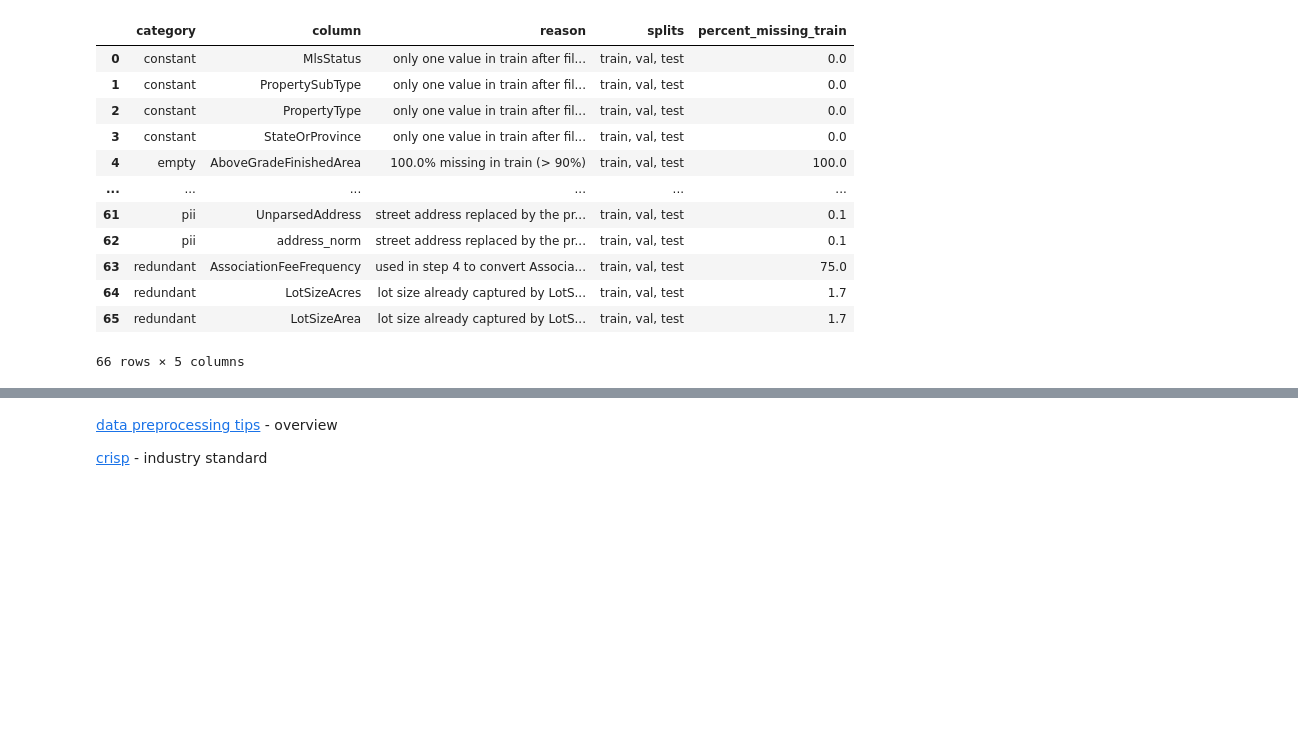
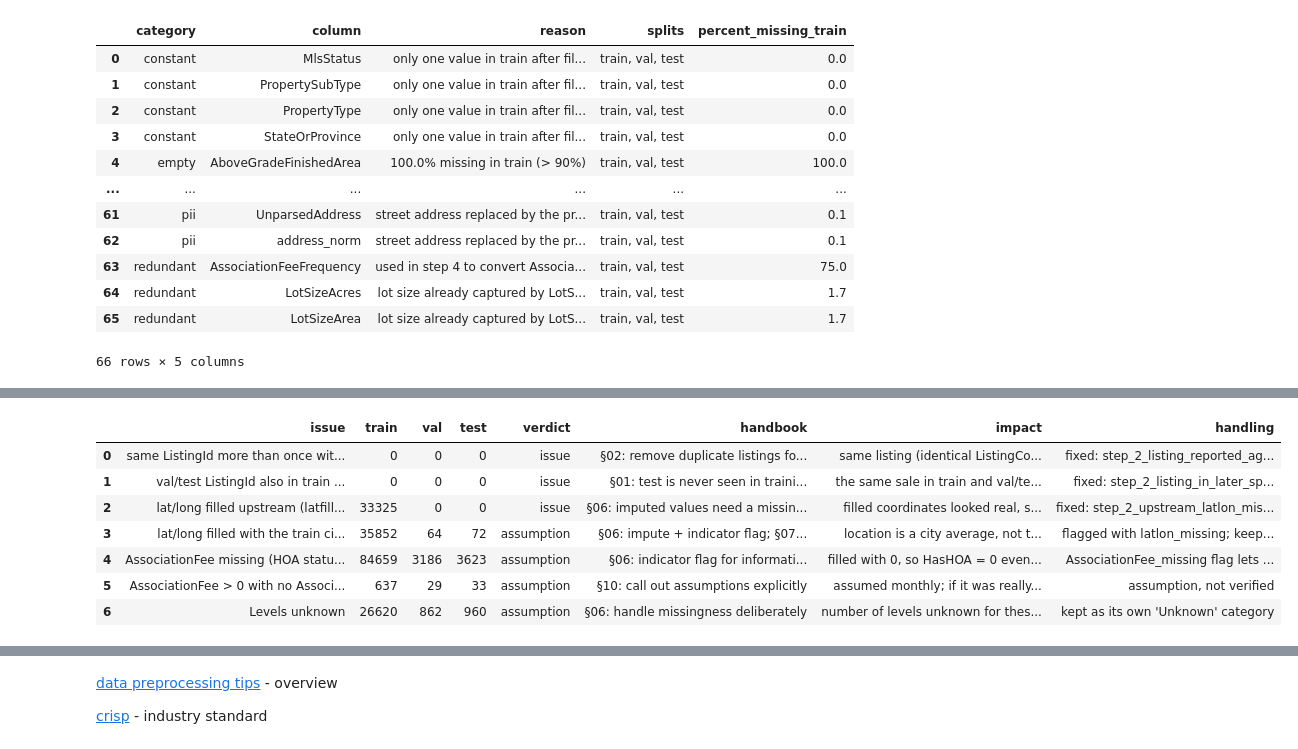
Before and after one commit to eemilycchen/IDX-Exchange-Data-Science, a Jupyter notebook: 02_preprocessing.ipynb, the cells around one changed output, grey strips where cells are left out. Drawn from its saved outputs; the diff is of its cells as text; code cells hidden in the pictures; blank space fills up the shorter version.

```diff
--- a/02_preprocessing.ipynb
+++ b/02_preprocessing.ipynb
@@ -33,6 +33,9 @@ def month_file_map(data_dir=DATA_DIR):
 
 
 files = month_file_map()
+
+# every column that appears in any monthly file (columns differ between months)
+ALL_COLUMNS = sorted({c for f in files.values() for c in pd.read_csv(f, nrows=0).columns})
 # %% [markdown]
 #### Removal log
 `drop_where` removes rows and records how many and why.
@@ -504,0 +666,70 @@ train_missing = {c: v["percent_missing"] for c, v in params["column_profile"].it
+# %%
+# Known data quality issues in the cleaned data, and how they could affect results.
+# Counts are rows in each cleaned split. stage[split] still has the raw columns (e.g. latfilled),
+# and clean keeps stage's row index, so stage[split].loc[clean[split].index] lines the two up.
+# verdict follows the AVM best practices handbook (§ = handbook section):
+#   "issue"      = the handbook says to fix it (handling says how it was fixed)
+#   "assumption" = handled the way the handbook allows; the assumption just has to be written down (§10)
+def affected(rule):
+    # rule(clean_df, stage_df) -> True for affected rows
+    return {s: int(rule(clean[s], stage[s].loc[clean[s].index]).sum()) for s in clean}
+
+
+def raw_flag(stage_df, col):
+    # True where a raw True/False column is True; all False if the column isn't in this split's files
+    return stage_df.get(col, pd.Series(False, index=stage_df.index)).eq(True)
+
+
+issues = [
+    ("same ListingId more than once within a split (should be 0)",
+     affected(lambda c, s: c["ListingId"].duplicated(keep=False)),
+     "issue", "§02: remove duplicate listings for the same property/transaction",
+     "same listing (identical ListingContractDate) re-reported in a later file with a corrected close date or price; "
+     "not resales, which get a new ListingId. The address + CloseDate check misses them because CloseDate changed",
+     "fixed: step_2_listing_reported_again keeps the latest report (rows dropped in removal_log)"),
+    ("val/test ListingId also in train (should be 0)",
+     {s: 0 if s == "train" else int(clean[s]["ListingId"].isin(clean["train"]["ListingId"]).sum()) for s in clean},
+     "issue", "§01: test is never seen in training; §07: leakage; §02: duplicate transaction",
+     "the same sale in train and val/test makes val/test scores look better than they are",
+     "fixed: step_2_listing_in_later_split drops the earlier train copy (rows dropped in removal_log)"),
+    ("lat/long filled upstream (latfilled / lonfilled in the *_filled files)",
+     affected(lambda c, s: raw_flag(s, "latfilled") | raw_flag(s, "lonfilled")),
+     "issue", "§06: imputed values need a missing-indicator flag when missingness is informative",
+     "filled coordinates looked real, so they could enter the comps pool with fake neighbors",
+     "fixed: step_2_upstream_latlon_missing sets them to missing; step 4 refills from train and sets latlon_missing = 1"),
+    ("lat/long filled with the train city median in step 4 (incl. upstream-filled)",
+     affected(lambda c, s: c["latlon_missing"].eq(1)),
+     "assumption", "§06: impute + indicator flag; §07: fill values learned on train only",
+     "location is a city average, not the home's real spot",
+     "flagged with latlon_missing; keep out of the comps pool"),
+    ("AssociationFee missing (HOA status unknown)",
+     affected(lambda c, s: c["AssociationFee_missing"].eq(1)),
+     "assumption", "§06: indicator flag for informative missingness; §10: write down assumptions",
+     "filled with 0, so HasHOA = 0 even if the home has an HOA",
+     "AssociationFee_missing flag lets the model tell them apart"),
+    ("AssociationFee > 0 with no AssociationFeeFrequency",
+     affected(lambda c, s: s["AssociationFee"].gt(0) & s["AssociationFeeFrequency"].isna()),
+     "assumption", "§10: call out assumptions explicitly",
+     "assumed monthly; if it was really annual, the monthly fee is 12x too high",
+     "assumption, not verified"),
+    ("Levels unknown",
+     affected(lambda c, s: c["Levels"].eq("Unknown")),
+     "assumption", "§06: handle missingness deliberately",
+     "number of levels unknown for these homes",
+     "kept as its own 'Unknown' category"),
+]
+quality_issues = pd.DataFrame([
+    {"issue": name, **counts, "verdict": verdict, "handbook": handbook, "impact": impact, "handling": handling}
+    for name, counts, verdict, handbook, impact, handling in issues
+])
+quality_issues.to_csv(os.path.join(OUT_DIR, "data_quality_issues.csv"), index=False)
+quality_issues
+# %% [output]
+|  | issue | train | val | test | verdict | handbook | impact | handling |
+| 0 | same ListingId more than once wit... | 0 | 0 | 0 | issue | §02: remove duplicate listings fo... | same listing (identical ListingCo... | fixed: step_2_listing_reported_ag... |
+| 1 | val/test ListingId also in train ... | 0 | 0 | 0 | issue | §01: test is never seen in traini... | the same sale in train and val/te... | fixed: step_2_listing_in_later_sp... |
+| 2 | lat/long filled upstream (latfill... | 33325 | 0 | 0 | issue | §06: imputed values need a missin... | filled coordinates looked real, s... | fixed: step_2_upstream_latlon_mis... |
+| 3 | lat/long filled with the train ci... | 35852 | 64 | 72 | assumption | §06: impute + indicator flag; §07... | location is a city average, not t... | flagged with latlon_missing; keep... |
+| 4 | AssociationFee missing (HOA statu... | 84659 | 3186 | 3623 | assumption | §06: indicator flag for informati... | filled with 0, so HasHOA = 0 even... | AssociationFee_missing flag lets ... |
+| 5 | AssociationFee > 0 with no Associ... | 637 | 29 | 33 | assumption | §10: call out assumptions explicitly | assumed monthly; if it was really... | assumption, not verified |
+| 6 | Levels unknown | 26620 | 862 | 960 | assumption | §06: handle missingness deliberately | number of levels unknown for thes... | kept as its own 'Unknown' category |
```
Also changed, not shown: parts of 12 cells of this notebook.
